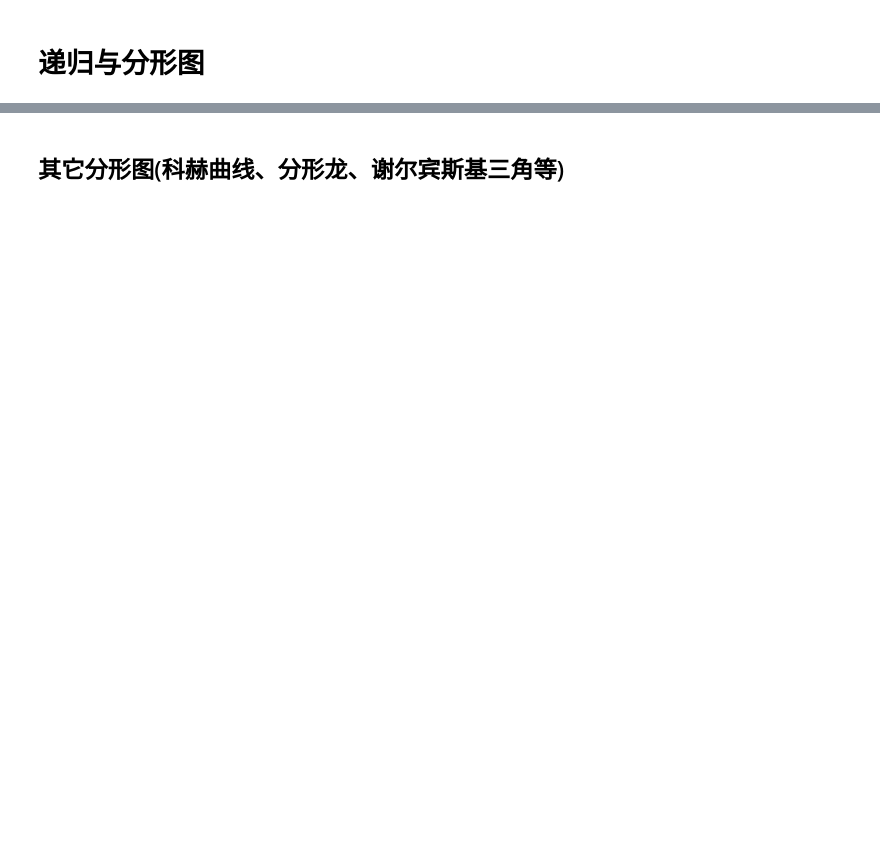
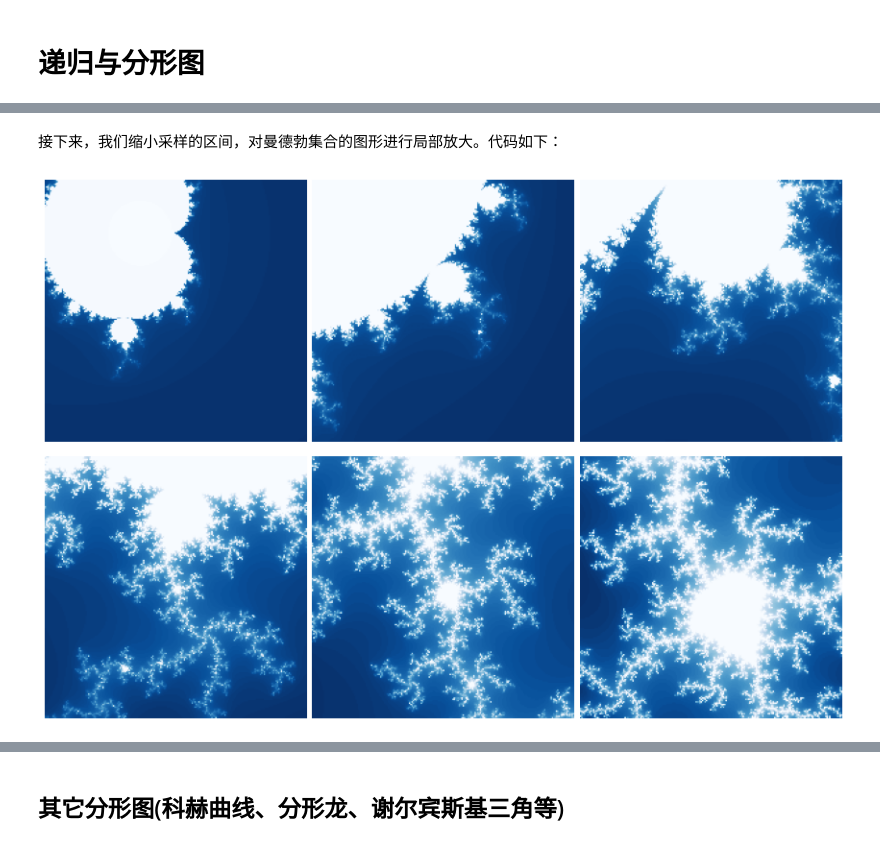
Before and after one commit to samuelzq/python_math, a Jupyter notebook: ch11/chp11.ipynb, the cells around one changed output, grey strips where cells are left out. Cells and saved outputs as stored; diff of their text form; code cells hidden in the pictures; blank space fills up the shorter version.

```diff
--- a/ch11/chp11.ipynb
+++ b/ch11/chp11.ipynb
@@ -124,0 +342,12 @@ time= 0.6162699999999997
+# %% [markdown]
+接下来，我们缩小采样的区间，对曼德勃集合的图形进行局部放大。代码如下：
+# %%
+fig = plt.figure(figsize=(12, 8))
+x,y = 0.27322626, 0.595153338
+for i in range(1,7):
+    plt.subplot(230+i)
+    draw_mandelbrot(plt.gca(), x, y, 0.3**(i-1))
+plt.subplots_adjust(0.02, 0, 0.98, 1, 0.02, 0)
+plt.show()
+# %% [output]
+[figure, added]
```
Also changed, not shown: parts of 43 cells of this notebook.
